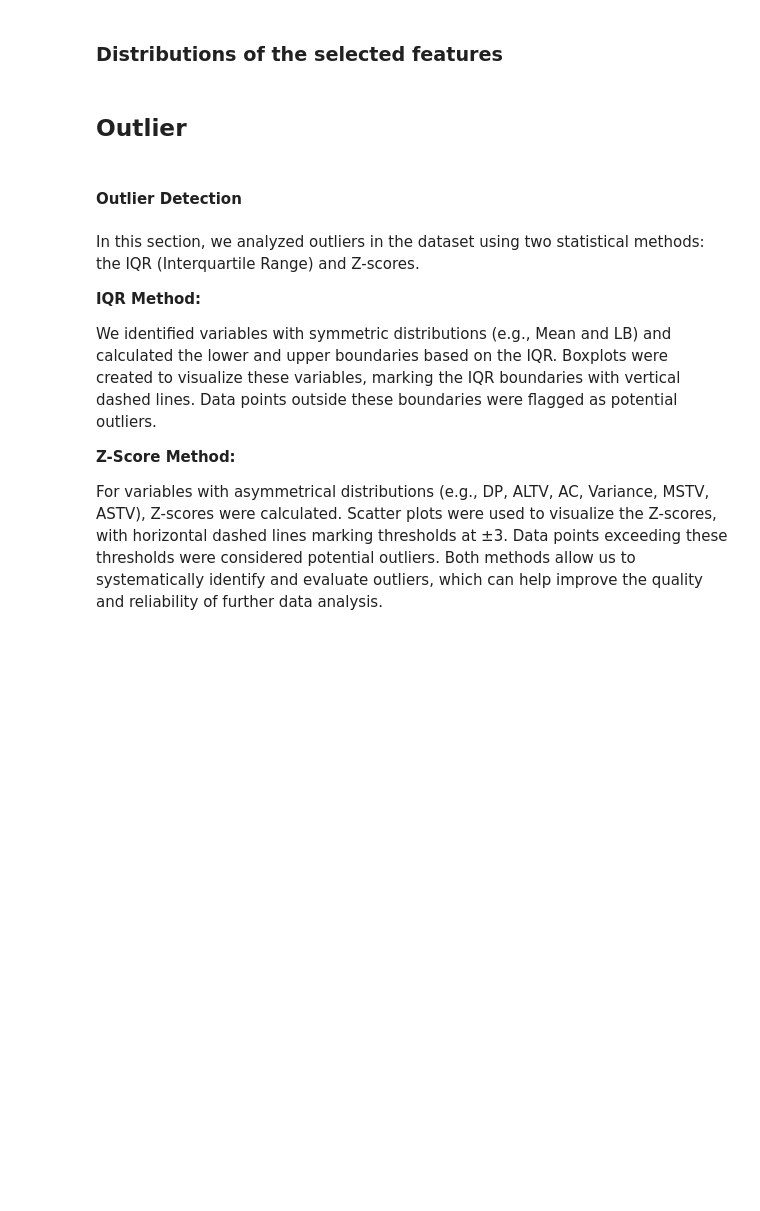
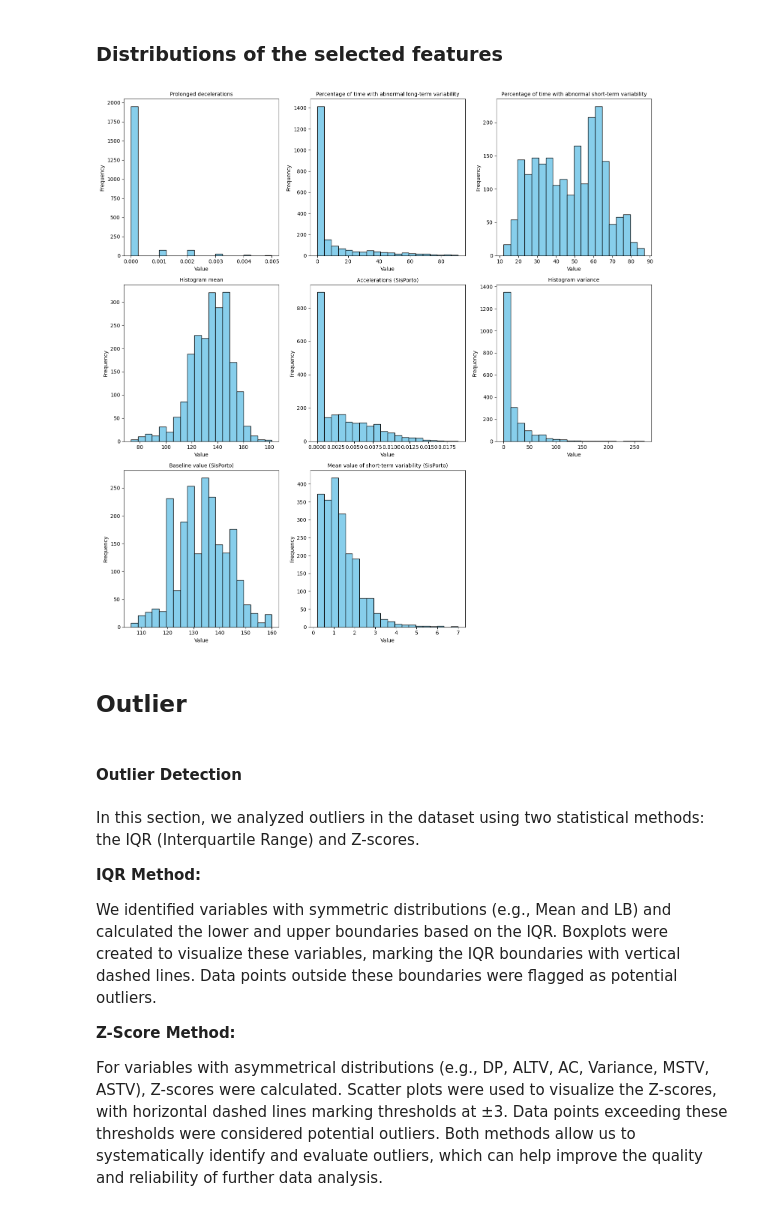
Before and after one commit to marvinschuett/Automated-CTG-analysis, a Jupyter notebook: 1_DatasetCharacteristics/exploratory_data_analysis.ipynb, the cells around one changed output. Saved outputs shown, nothing was run; the diff lists cells and outputs as text; code cells hidden in the pictures; blank space fills up the shorter version.

```diff
--- a/1_DatasetCharacteristics/exploratory_data_analysis.ipynb
+++ b/1_DatasetCharacteristics/exploratory_data_analysis.ipynb
@@ -249,8 +239,7 @@ features_summary = {
     "AC": ["Accelerations (SisPorto)", "Numerical"],
     "Variance": ["Histogram variance", "Numerical"],
     "LB": ["Baseline value (SisPorto)", "Numerical"],
-    "MSTV": ["Mean value of short-term variability (SisPorto)", "Numerical"],
-    "MLTV": ["Mean value of long-term variability (SisPorto)", "Numerical"]  # Added MLTV
+    "MSTV": ["Mean value of short-term variability (SisPorto)", "Numerical"]
 }
 
 # Convert to a DataFrame for better readability
@@ -270,24 +269,30 @@ print(features_df)
 # %%
 # Extract full variable names from features_summary
 feature_names = {key: value[0] for key, value in features_summary.items()}
 
+# Dynamically calculate the grid size for subplots based on the number of features
+num_features = X_selected.shape[1]
+num_rows = (num_features // 3) + (1 if num_features % 3 != 0 else 0)  # Rows needed for 3 plots per row
+
 # Plot histograms with full variable names
-fig, axes = plt.subplots(3, 3, figsize=(15, 15))  # 3x3 grid for 9 features
+fig, axes = plt.subplots(num_rows, 3, figsize=(15, 5 * num_rows))  # Dynamically adjust grid size
 axes = axes.ravel()  # Flatten the axes for easy iteration
 
-for idx, column in enumerate(X_selected_9.columns):  # Use X_selected_9 with 9 features
+for idx, column in enumerate(X_selected.columns):  # Iterate through all columns in X_selected
     ax = axes[idx]
-    ax.hist(X_selected_9[column], bins=20, color='skyblue', edgecolor='black')
-    ax.set_title(feature_names[column], fontsize=10)  # Use full name as title
+    ax.hist(X_selected[column], bins=20, color='skyblue', edgecolor='black')
+    ax.set_title(feature_names.get(column, column), fontsize=10)  # Use full name if available, else column name
     ax.set_xlabel("Value")
     ax.set_ylabel("Frequency")
 
-# Hide unused subplots if there are any (unlikely for 9 features in 3x3 grid)
-for i in range(len(X_selected_9.columns), len(axes)):
+# Hide unused subplots if there are any
+for i in range(num_features, len(axes)):
     axes[i].set_visible(False)
 
 plt.tight_layout()
 plt.show()
+# %% [output]
+[figure, added]
 # %% [markdown]
 ## Outlier
 # %% [markdown]
```
Also changed, not shown: parts of 29 cells of this notebook.
